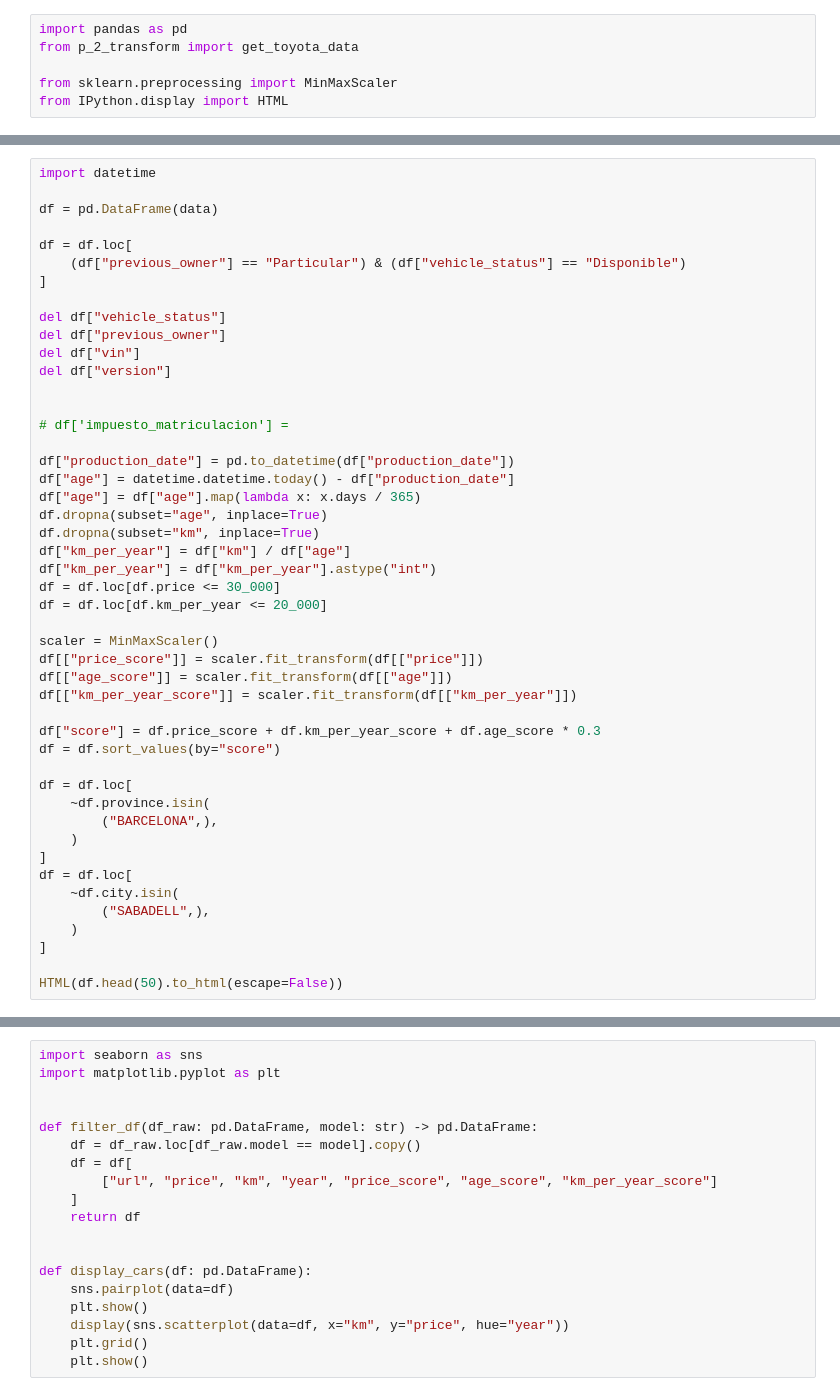
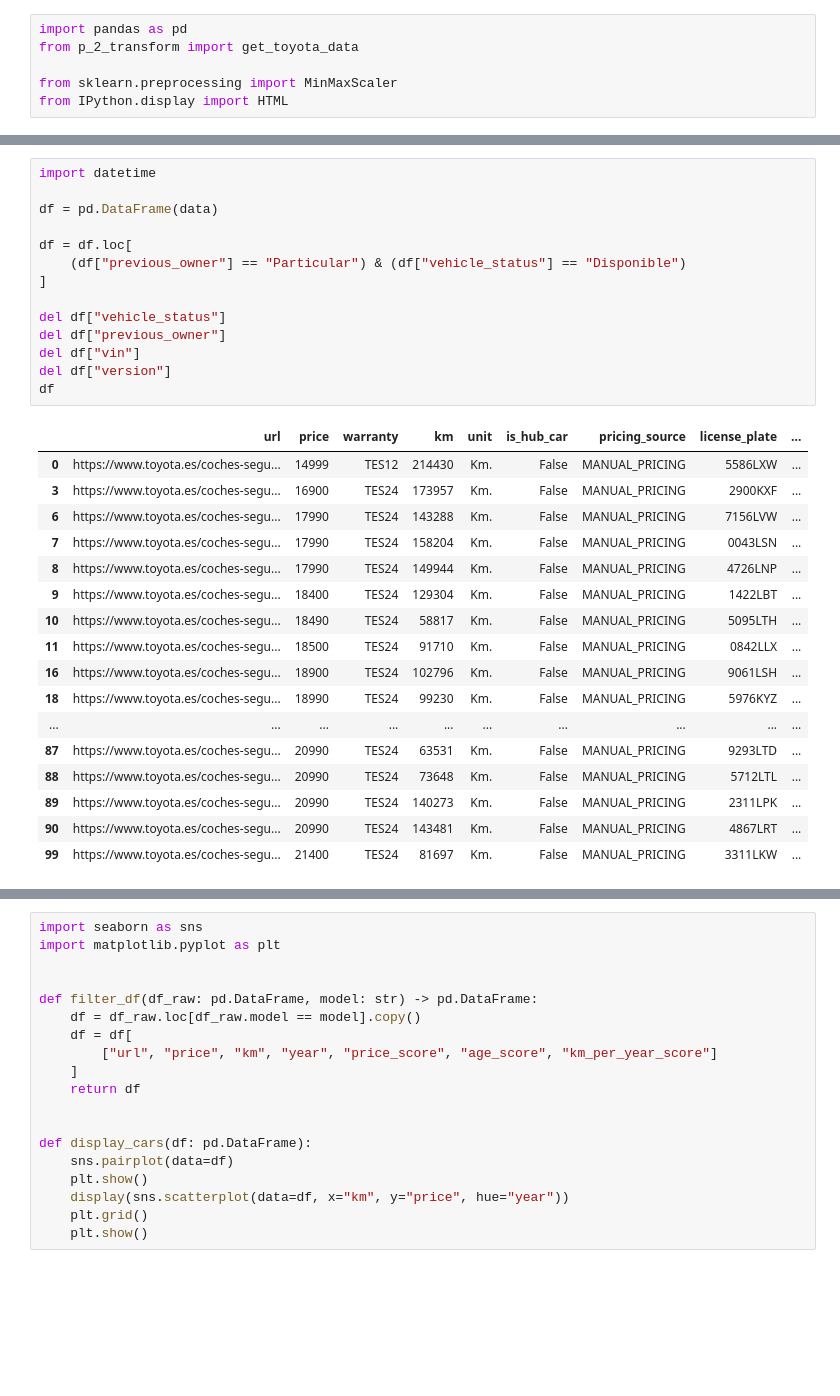
Before and after one commit to agpetrovici/MA_UG2025FALL_CS181MAD, a Jupyter notebook: docs/12-webscraping-II/p_3_visualization.ipynb, the cells around one changed output, grey strips where cells are left out. Drawn from its saved outputs; the diff is of its cells as text; blank space fills up the shorter version.

```diff
--- a/docs/12-webscraping-II/p_3_visualization.ipynb
+++ b/docs/12-webscraping-II/p_3_visualization.ipynb
@@ -19,47 +12,32 @@ def calculate_impuesto_matriculacion(value: float):
 # %%
 import datetime
 
 df = pd.DataFrame(data)
 
 df = df.loc[
     (df["previous_owner"] == "Particular") & (df["vehicle_status"] == "Disponible")
 ]
 
 del df["vehicle_status"]
 del df["previous_owner"]
 del df["vin"]
 del df["version"]
-
-
-# df['impuesto_matriculacion'] =
-
-df["production_date"] = pd.to_datetime(df["production_date"])
-df["age"] = datetime.datetime.today() - df["production_date"]
-df["age"] = df["age"].map(lambda x: x.days / 365)
-df.dropna(subset="age", inplace=True)
-df.dropna(subset="km", inplace=True)
-df["km_per_year"] = df["km"] / df["age"]
-df["km_per_year"] = df["km_per_year"].astype("int")
-df = df.loc[df.price <= 30_000]
-df = df.loc[df.km_per_year <= 20_000]
-
-scaler = MinMaxScaler()
-df[["price_score"]] = scaler.fit_transform(df[["price"]])
-df[["age_score"]] = scaler.fit_transform(df[["age"]])
-df[["km_per_year_score"]] = scaler.fit_transform(df[["km_per_year"]])
-
-df["score"] = df.price_score + df.km_per_year_score + df.age_score * 0.3
-df = df.sort_values(by="score")
-
-df = df.loc[
-    ~df.province.isin(
-        ("BARCELONA",),
-    )
-]
-df = df.loc[
-    ~df.city.isin(
-        ("SABADELL",),
-    )
-]
-
-HTML(df.head(50).to_html(escape=False))
+df
+# %% [output]
+|  | url | price | warranty | km | unit | is_hub_car | pricing_source | license_plate | ... |
+| 0 | https://www.toyota.es/coches-segu... | 14999 | TES12 | 214430 | Km. | False | MANUAL_PRICING | 5586LXW | ... |
+| 3 | https://www.toyota.es/coches-segu... | 16900 | TES24 | 173957 | Km. | False | MANUAL_PRICING | 2900KXF | ... |
+| 6 | https://www.toyota.es/coches-segu... | 17990 | TES24 | 143288 | Km. | False | MANUAL_PRICING | 7156LVW | ... |
+| 7 | https://www.toyota.es/coches-segu... | 17990 | TES24 | 158204 | Km. | False | MANUAL_PRICING | 0043LSN | ... |
+| 8 | https://www.toyota.es/coches-segu... | 17990 | TES24 | 149944 | Km. | False | MANUAL_PRICING | 4726LNP | ... |
+| 9 | https://www.toyota.es/coches-segu... | 18400 | TES24 | 129304 | Km. | False | MANUAL_PRICING | 1422LBT | ... |
+| 10 | https://www.toyota.es/coches-segu... | 18490 | TES24 | 58817 | Km. | False | MANUAL_PRICING | 5095LTH | ... |
+| 11 | https://www.toyota.es/coches-segu... | 18500 | TES24 | 91710 | Km. | False | MANUAL_PRICING | 0842LLX | ... |
+| 16 | https://www.toyota.es/coches-segu... | 18900 | TES24 | 102796 | Km. | False | MANUAL_PRICING | 9061LSH | ... |
+| 18 | https://www.toyota.es/coches-segu... | 18990 | TES24 | 99230 | Km. | False | MANUAL_PRICING | 5976KYZ | ... |
+| ... | ... | ... | ... | ... | ... | ... | ... | ... | ... |
+| 87 | https://www.toyota.es/coches-segu... | 20990 | TES24 | 63531 | Km. | False | MANUAL_PRICING | 9293LTD | ... |
+| 88 | https://www.toyota.es/coches-segu... | 20990 | TES24 | 73648 | Km. | False | MANUAL_PRICING | 5712LTL | ... |
+| 89 | https://www.toyota.es/coches-segu... | 20990 | TES24 | 140273 | Km. | False | MANUAL_PRICING | 2311LPK | ... |
+| 90 | https://www.toyota.es/coches-segu... | 20990 | TES24 | 143481 | Km. | False | MANUAL_PRICING | 4867LRT | ... |
+| 99 | https://www.toyota.es/coches-segu... | 21400 | TES24 | 81697 | Km. | False | MANUAL_PRICING | 3311LKW | ... |
```
Also changed, not shown: parts of 10 cells of this notebook, 3 other files.
